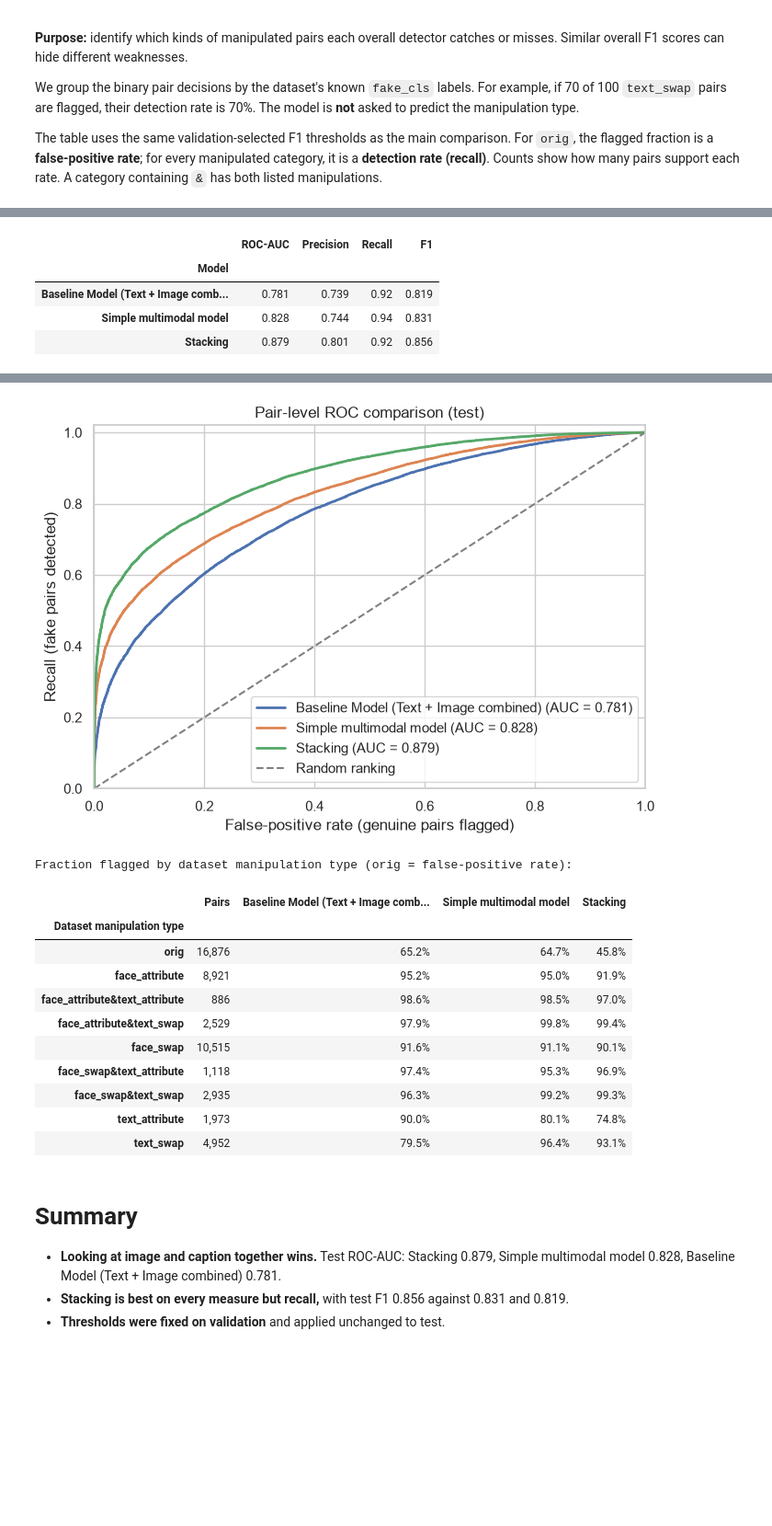
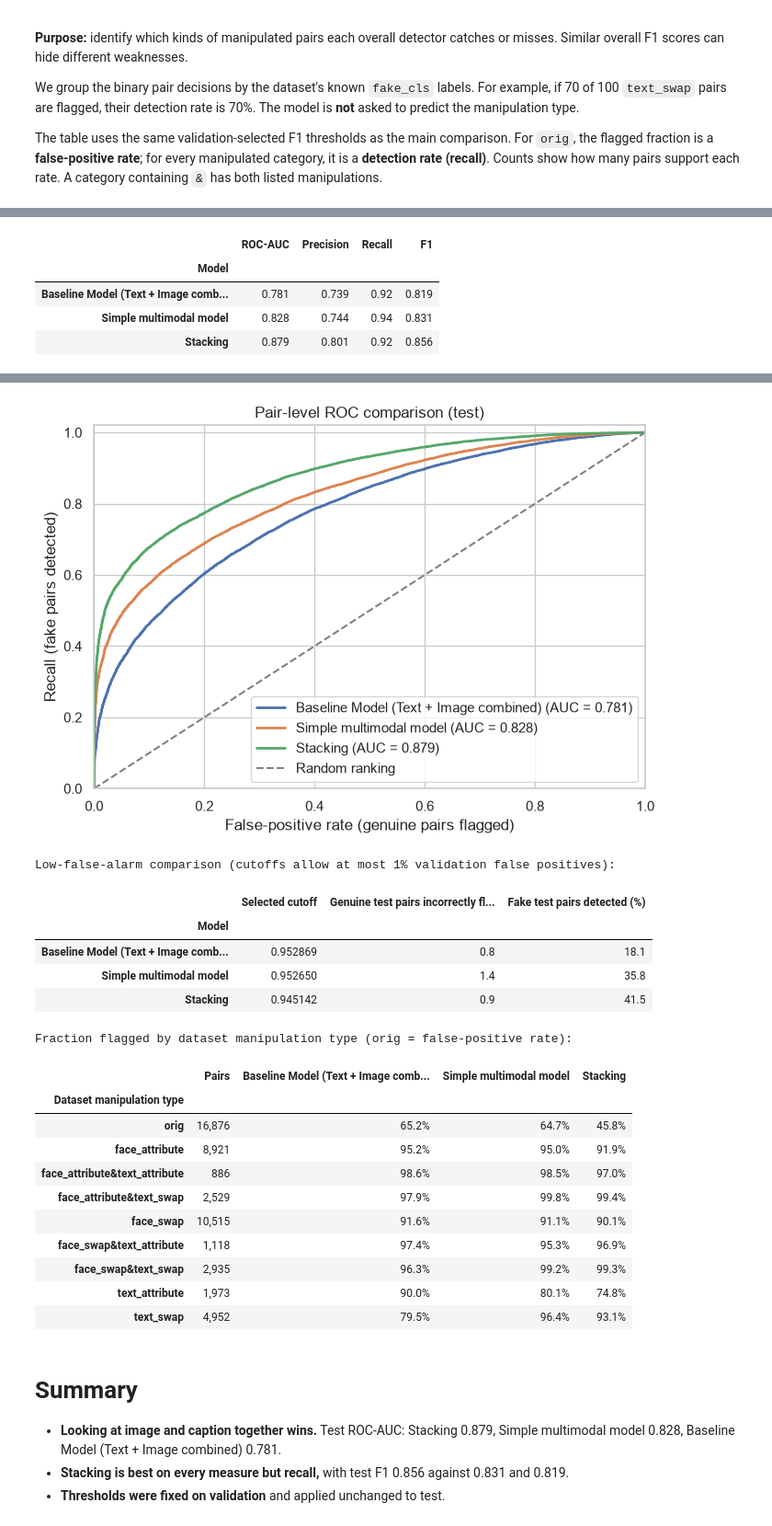
Before and after one commit to mfchloe/bt4012-team12, a Jupyter notebook: notebooks/11_model_comparison.ipynb, the cells around one changed output, grey strips where cells are left out. Shown at 92% size. Cells and saved outputs as stored; diff of their text form; code cells hidden in the pictures; blank space fills up the shorter version.

Commit message:
update: add low false alarm comparison to notebook 11

```diff
--- a/notebooks/11_model_comparison.ipynb
+++ b/notebooks/11_model_comparison.ipynb
@@ -262,3 +268,41 @@ def plot_roc(labels, scores, split):
+# %%
+def low_false_alarm_comparison(val_labels, val_scores, test_labels, test_scores, target_fpr=0.01):
+    """Choose cutoffs on genuine validation pairs; report false alarms and recall on test."""
+    if not 0 <= target_fpr < 1:
+        raise ValueError("target_fpr must be in [0, 1)")
+    if not val_scores or val_scores.keys() != test_scores.keys():
+        raise ValueError("Validation and test must contain the same nonempty set of models")
+    y_val = np.asarray(val_labels["is_fake"])
+    y_test = np.asarray(test_labels["is_fake"])
+    if (not np.isin(y_val, [0, 1]).all() or not (y_val == 0).any()
+            or set(y_test) != {0, 1}):
+        raise ValueError("Require binary labels, genuine validation pairs, and both test classes")
+
+    rows = []
+    for name in val_scores:
+        # Float64 arrays keep comparisons consistent with the nextafter cutoff.
+        validation = np.asarray(val_scores[name], dtype=float)
+        testing = np.asarray(test_scores[name], dtype=float)
+        if (validation.shape != y_val.shape or testing.shape != y_test.shape
+                or not np.isfinite(validation).all() or not np.isfinite(testing).all()):
+            raise ValueError(f"{name}: scores must be finite and aligned with labels")
+
+        # Select this model's cutoff using genuine VALIDATION scores only.
+        genuine_scores = np.sort(validation[y_val == 0])
+        allowed = int(np.floor(target_fpr * len(genuine_scores)))
+        boundary = genuine_scores[len(genuine_scores) - allowed - 1]
+        cutoff = np.nextafter(boundary, np.inf)
+
+        # Freeze that cutoff and make TEST decisions, without tuning on test.
+        flagged = testing >= cutoff
+        # Within each true class, the mean of True/False is the fraction flagged.
+        rows.append({
+            "Model": name,
+            "Selected cutoff": cutoff,
+            "Genuine test pairs incorrectly flagged (%)": 100 * flagged[y_test == 0].mean(),
+            "Fake test pairs detected (%)": 100 * flagged[y_test == 1].mean(),
+        })
+    return pd.DataFrame(rows).set_index("Model")
 # %% [markdown]
 ## 4. Error analysis by manipulation type
 
@@ -294,42 +340,55 @@ All four sources must first export their test prediction files. This notebook do
 # %%
 # Enable final reporting with frozen predictions and validation-selected thresholds.
 # Set False HERE to skip test evaluation, including during Run All.
 RUN_TEST = True
 
 if RUN_TEST:
     test, test_scores = load_scores("test")
     print(f"Final test comparison: {len(test):,} image–caption pairs")
     results_test = results_table(test, test_scores)
     display(results_test.round(3))
     plot_confusion_matrices(test, test_scores, "test")
     plot_roc(test, test_scores, "test")
+    print("Low-false-alarm comparison (cutoffs allow at most 1% validation false positives):")
+    low_false_alarm_test = low_false_alarm_comparison(val, val_scores, test, test_scores)
+    display(low_false_alarm_test.style.format({
+        "Selected cutoff": "{:.6f}",
+        "Genuine test pairs incorrectly flagged (%)": "{:.1f}",
+        "Fake test pairs detected (%)": "{:.1f}",
+    }))
     print("Fraction flagged by dataset manipulation type (orig = false-positive rate):")
     display(manipulation_table(test, test_scores).style.format({
         "Pairs": "{:,.0f}", **{name: "{:.1%}" for name in MODEL_ORDER}
     }))
 else:
     print("Test evaluation skipped. Only validation predictions have been loaded.")
 # %% [output]
 Final test comparison: 50,705 image–caption pairs
 |  | ROC-AUC | Precision | Recall | F1 |
 | Model |  |  |  |  |
 | Baseline Model (Text + Image comb... | 0.781 | 0.739 | 0.92 | 0.819 |
 | Simple multimodal model | 0.828 | 0.744 | 0.94 | 0.831 |
 | Stacking | 0.879 | 0.801 | 0.92 | 0.856 |
 [figure]
 [figure]
-Fraction flagged by dataset manipulation type (orig = false-positive rate):
+Low-false-alarm comparison (cutoffs allow at most 1% validation false positives):
-|  | Pairs | Baseline Model (Text + Image comb... | Simple multimodal model | Stacking |
-| Dataset manipulation type |  |  |  |  |
-| orig | 16,876 | 65.2% | 64.7% | 45.8% |
-| face_attribute | 8,921 | 95.2% | 95.0% | 91.9% |
-| face_attribute&text_attribute | 886 | 98.6% | 98.5% | 97.0% |
-| face_attribute&text_swap | 2,529 | 97.9% | 99.8% | 99.4% |
-| face_swap | 10,515 | 91.6% | 91.1% | 90.1% |
-| face_swap&text_attribute | 1,118 | 97.4% | 95.3% | 96.9% |
-| face_swap&text_swap | 2,935 | 96.3% | 99.2% | 99.3% |
-| text_attribute | 1,973 | 90.0% | 80.1% | 74.8% |
-| text_swap | 4,952 | 79.5% | 96.4% | 93.1% |
+|  | Selected cutoff | Genuine test pairs incorrectly fl... | Fake test pairs detected (%) |
+| Model |  |  |  |
+| Baseline Model (Text + Image comb... | 0.952869 | 0.8 | 18.1 |
+| Simple multimodal model | 0.952650 | 1.4 | 35.8 |
+| Stacking | 0.945142 | 0.9 | 41.5 |
+Fraction flagged by dataset manipulation type (orig = false-positive rate):
+|  | Pairs | Baseline Model (Text + Image comb... | Simple multimodal model | Stacking |
+| Dataset manipulation type |  |  |  |  |
+| orig | 16,876 | 65.2% | 64.7% | 45.8% |
+| face_attribute | 8,921 | 95.2% | 95.0% | 91.9% |
+| face_attribute&text_attribute | 886 | 98.6% | 98.5% | 97.0% |
+| face_attribute&text_swap | 2,529 | 97.9% | 99.8% | 99.4% |
+| face_swap | 10,515 | 91.6% | 91.1% | 90.1% |
+| face_swap&text_attribute | 1,118 | 97.4% | 95.3% | 96.9% |
+| face_swap&text_swap | 2,935 | 96.3% | 99.2% | 99.3% |
+| text_attribute | 1,973 | 90.0% | 80.1% | 74.8% |
+| text_swap | 4,952 | 79.5% | 96.4% | 93.1% |
 # %% [markdown]
 # Summary
 
```
Also changed, not shown: parts of 2 cells of this notebook.
